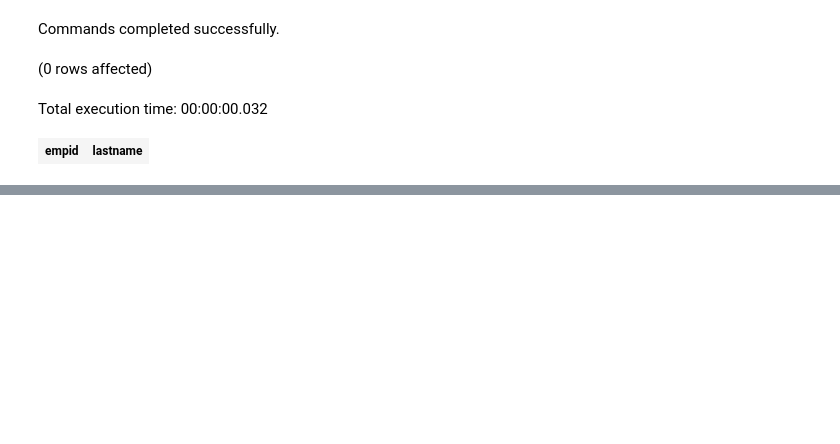
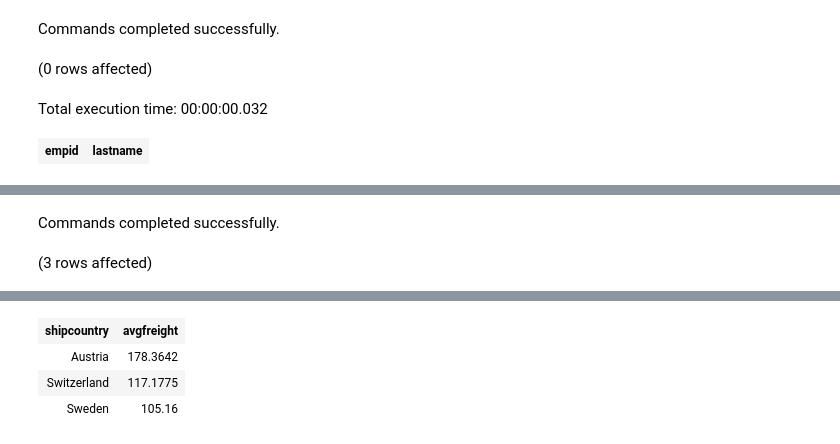
Before and after one commit to ryanmohamed/tsql_hw1, a Jupyter notebook: hw_ch2.ipynb, the cells around one changed output, grey strips where cells are left out. Saved outputs shown, nothing was run; the diff lists cells and outputs as text; code cells hidden in the pictures; blank space fills up the shorter version.

```diff
--- a/hw_ch2.ipynb
+++ b/hw_ch2.ipynb
@@ -380,0 +361,13 @@ Total execution time: 00:00:00.052
+# %%
+use Northwinds2022TSQLV7
+go
+
+select top 3 ShipToCountry as shipcountry,
+    AVG(Freight) as avgfreight
+from Sales.[Order]
+where YEAR(OrderDate) = 2015 --initally thought this wouldn't work, but YEAR is not an aggregate, it simply works on a datestring, not rows of cells
+group by ShipToCountry
+order by avgfreight desc -- got an error with top 3, bc first we have to order it by highest avgfreight
+# %% [output]
+Commands completed successfully.
+(3 rows affected)
@@ -380,0 +375,4 @@ Total execution time: 00:00:00.052
+| shipcountry | avgfreight |
+| Austria | 178.3642 |
+| Switzerland | 117.1775 |
+| Sweden | 105.16 |
```
Also changed, not shown: parts of 7 cells of this notebook.
